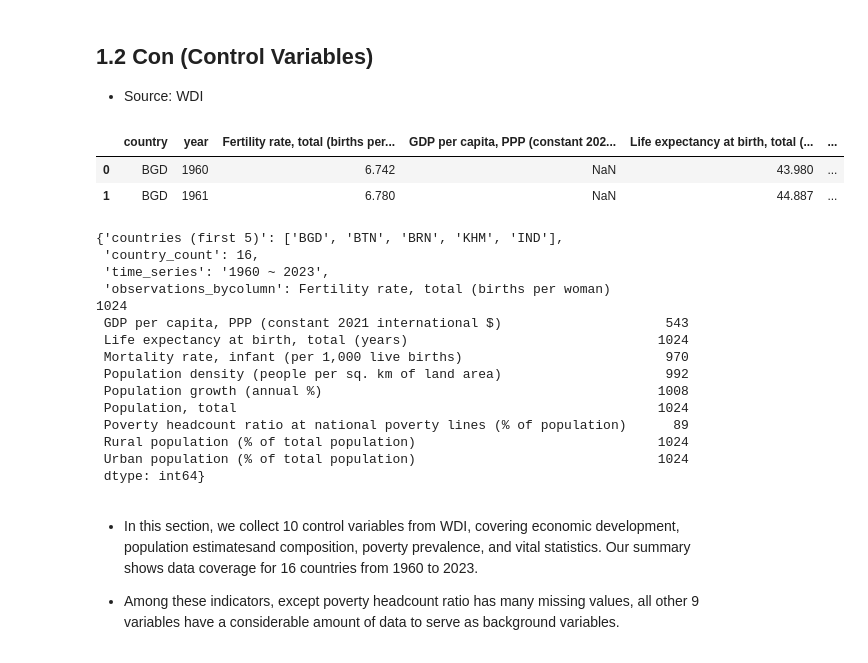
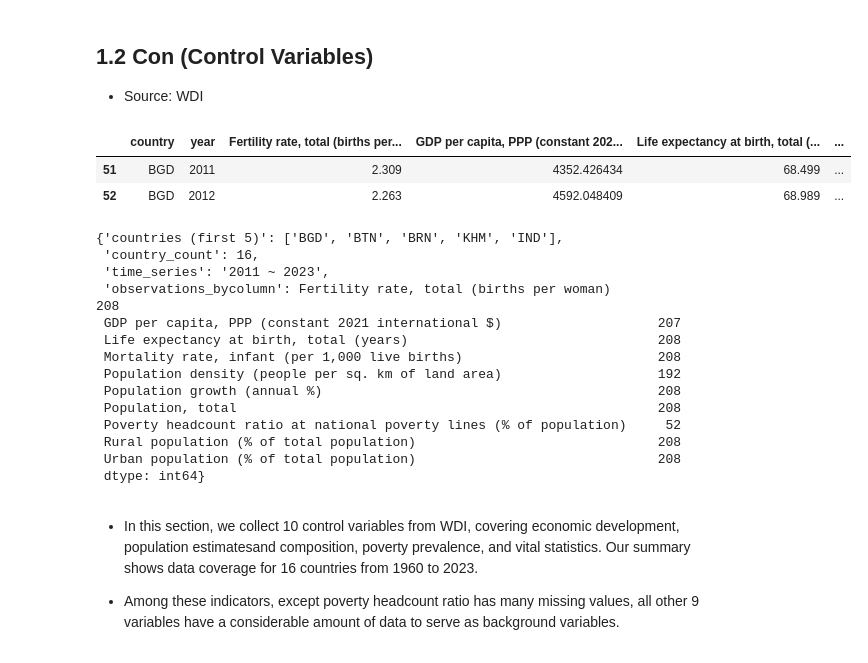
Before and after one commit to wanzi-wang/graspp_2025s_fintech, a Jupyter notebook: notebooks/Milestone_2.ipynb, the cells around one changed output. Drawn from its saved outputs; the diff is of its cells as text; code cells hidden in the pictures.

```diff
--- a/notebooks/Milestone_2.ipynb
+++ b/notebooks/Milestone_2.ipynb
@@ -105,27 +106,28 @@ basic_stats(df_agri)
 # %%
 df_con = pd.read_csv('../data/processed/control_var.csv')
 df_con = df_con.drop(['country'], axis = 'columns').rename(columns={'code': 'country'})
+df_con = df_con[(df_con['year'] >= 2011) & (df_con['year'] <= 2024)]
 df_con.head(2)
 # %% [output]
 |  | country | year | Fertility rate, total (births per... | GDP per capita, PPP (constant 202... | Life expectancy at birth, total (... | ... |
-| 0 | BGD | 1960 | 6.742 | NaN | 43.980 | ... |
-| 1 | BGD | 1961 | 6.780 | NaN | 44.887 | ... |
+| 51 | BGD | 2011 | 2.309 | 4352.426434 | 68.499 | ... |
+| 52 | BGD | 2012 | 2.263 | 4592.048409 | 68.989 | ... |
 # %%
 basic_stats(df_con)
 # %% [output]
 {'countries (first 5)': ['BGD', 'BTN', 'BRN', 'KHM', 'IND'],
  'country_count': 16,
- 'time_series': '1960 ~ 2023',
- 'observations_bycolumn': Fertility rate, total (births per woman)                               1024
- GDP per capita, PPP (constant 2021 international $)                     543
- Life expectancy at birth, total (years)                                1024
- Mortality rate, infant (per 1,000 live births)                          970
- Population density (people per sq. km of land area)                     992
- Population growth (annual %)                                           1008
- Population, total                                                      1024
- Poverty headcount ratio at national poverty lines (% of population)      89
- Rural population (% of total population)                               1024
- Urban population (% of total population)                               1024
+ 'time_series': '2011 ~ 2023',
+ 'observations_bycolumn': Fertility rate, total (births per woman)                               208
+ GDP per capita, PPP (constant 2021 international $)                    207
+ Life expectancy at birth, total (years)                                208
+ Mortality rate, infant (per 1,000 live births)                         208
+ Population density (people per sq. km of land area)                    192
+ Population growth (annual %)                                           208
+ Population, total                                                      208
+ Poverty headcount ratio at national poverty lines (% of population)     52
+ Rural population (% of total population)                               208
+ Urban population (% of total population)                               208
  dtype: int64}
 # %% [markdown]
 - In this section, we collect 10 control variables from WDI, covering economic development, population estimatesand composition, poverty prevalence, and vital statistics. Our summary shows data coverage for 16 countries from 1960 to 2023.
```
Also changed, not shown: parts of 26 cells of this notebook, 5 other files.
